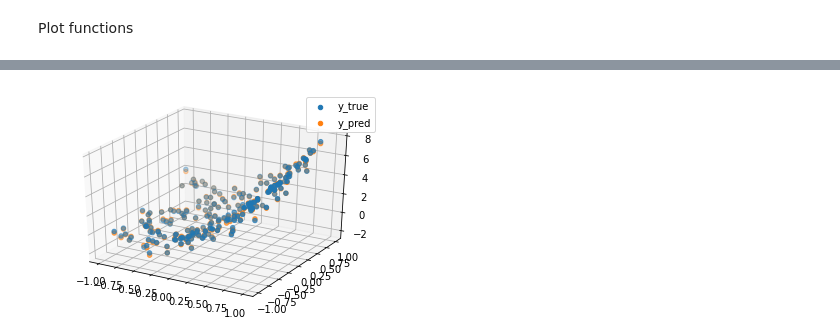
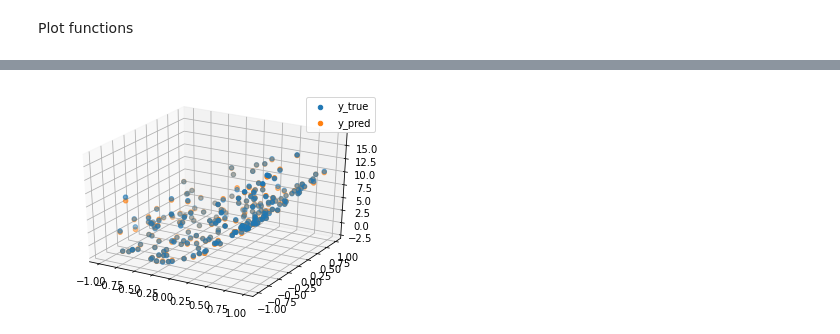
Before and after one commit to YuxingW/deep_learning, a Jupyter notebook: hw3/part_b3_pytorch_neural_network.ipynb, the cells around one changed output, grey strips where cells are left out. Drawn from its saved outputs; the diff is of its cells as text; code cells hidden in the pictures.

```diff
--- a/hw3/part_b3_pytorch_neural_network.ipynb
+++ b/hw3/part_b3_pytorch_neural_network.ipynb
@@ -8,18 +8,31 @@ import torch.nn as nn
 # %% [markdown]
 ####3d-2d nonlinear data generation
 # %%
-n = 200
-d = 3
-x = np.random.uniform(-1, 1, (n, d))
+# n = 200
+# d = 3
+# x = np.random.uniform(-1, 1, (n, d))
 
-weights_true = np.array([[3, 1, -1],[2, 0, -2],]).T
-bias_true = np.array([0.5, 0.1])
+# weights_true = np.array([[3, 1, -1],[2, 0, -2],]).T
+# bias_true = np.array([0.5, 0.1])
 
-y_true = (x ** 2) @ weights_true + x @ weights_true + bias_true
+# y_true = (x ** 2) @ weights_true + x @ weights_true + bias_true
 
-# Convert numpy to tensors
-x_tensor = torch.tensor(x, requires_grad=True).float()
-y_true_tensor = torch.tensor(y_true, requires_grad=True).float()
+# # Convert numpy to tensors
+# x_tensor = torch.tensor(x, requires_grad=True).float()
+# y_true_tensor = torch.tensor(y_true, requires_grad=True).float()
+
+# print(f'x: {x_tensor.shape}, weights: {weights_true.shape}, bias: {bias_true.shape}, y: {y_true_tensor.shape}')
+n_samples = 200
+input_dim = 3
+
+x_true = torch.FloatTensor(n_samples, input_dim).uniform_(-1,1)
+weights_true = torch.FloatTensor([[5, 1, 4],[2, 1, 2]]).T
+bias_true = torch.tensor([0.5, 0.25])
+# y = (x ** 2) @ weights_true + x @ weights_true + bias_true
+y_true = torch.mm(x_true ** 2, weights_true) + torch.mm(x_true, weights_true) + bias_true
+
+x_tensor = x_true.clone().detach().requires_grad_(True).float()
+y_true_tensor = y_true.clone().detach().requires_grad_(True).float()
 
 print(f'x: {x_tensor.shape}, weights: {weights_true.shape}, bias: {bias_true.shape}, y: {y_true_tensor.shape}')
 # %% [output]
@@ -84,12 +97,12 @@ def torch_fit(x: np.ndarray, y: np.ndarray, model: Callable, loss: Callable, lr:
     optimizer.zero_grad()
     y_pred_tensor = model(x_tensor)
     loss_value = loss(y_pred_tensor, y_true_tensor)
-    if epoch % 1000 == 0:
+    if epoch % 500 == 0:
       print(loss_value)
     loss_value.backward()
     optimizer.step()
 
-torch_fit(x_tensor, y_true_tensor, model=model, loss=loss, lr=0.1, num_epochs=10000)
+torch_fit(x_tensor, y_true_tensor, model=model, loss=loss, lr=0.05, num_epochs=10000)
 y_pred = model(x_tensor)
 y_pred = y_pred.cpu().detach().numpy()
 # %% [output]
@@ -159,0 +174,4 @@ plot_comparison(y_true, y_pred)
+# %%
+y_pred_np = y_pred
+y_true_np = y_true.detach().numpy()
+x_np = x_true.detach().numpy()
@@ -160,4 +186,4 @@ plot_comparison(y_true, y_pred)
 # %%
-plot_3d(x, y_true[:, 0], y_pred=y_pred[:, 0])
+plot_3d(x_np, y_true_np[:, 0], y_pred=y_pred_np[:, 0])
 # %% [output]
-[figure, old version]
+[figure, new version]
```
Also changed, not shown: parts of 9 cells of this notebook.
